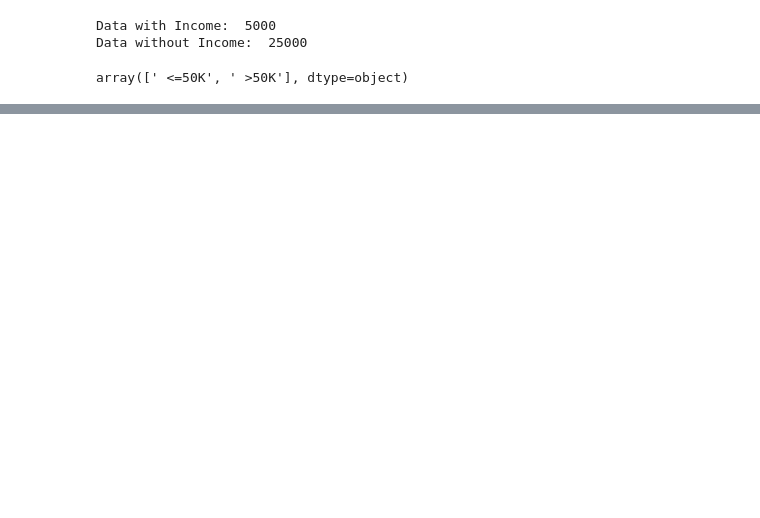
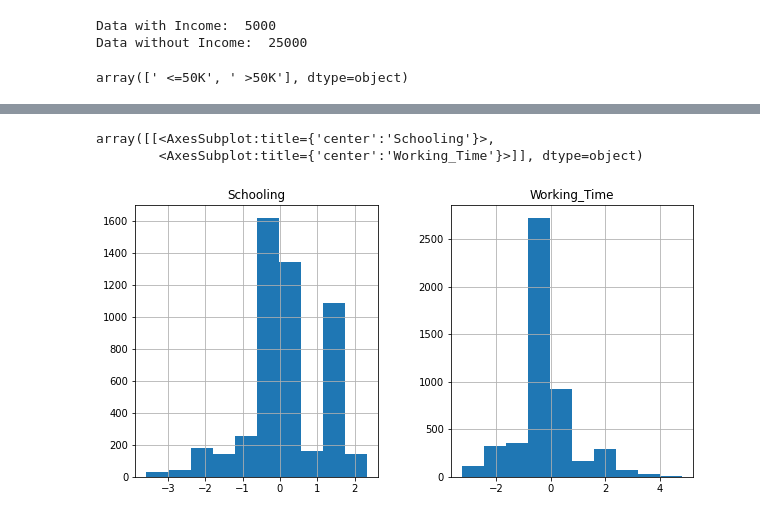
Before and after one commit to Kshitij301199/Income_Classification, a Jupyter notebook: data_exploration.ipynb, the cells around one changed output, grey strips where cells are left out. Cells and saved outputs as stored; diff of their text form; code cells hidden in the pictures; blank space fills up the shorter version.

```diff
--- a/data_exploration.ipynb
+++ b/data_exploration.ipynb
@@ -74,0 +144,9 @@ plt.xticks(rotation=90);
+# %%
+from sklearn.preprocessing import StandardScaler
+ss = StandardScaler()
+gaussian_feature_df = pd.DataFrame(ss.fit_transform(data_w_income[gaussian_features]),columns=gaussian_features)
+gaussian_feature_df.hist(figsize=(10,5))
+# %% [output]
+array([[<AxesSubplot:title={'center':'Schooling'}>,
+        <AxesSubplot:title={'center':'Working_Time'}>]], dtype=object)
+[figure, added]
```
Also changed, not shown: parts of 28 cells of this notebook.
